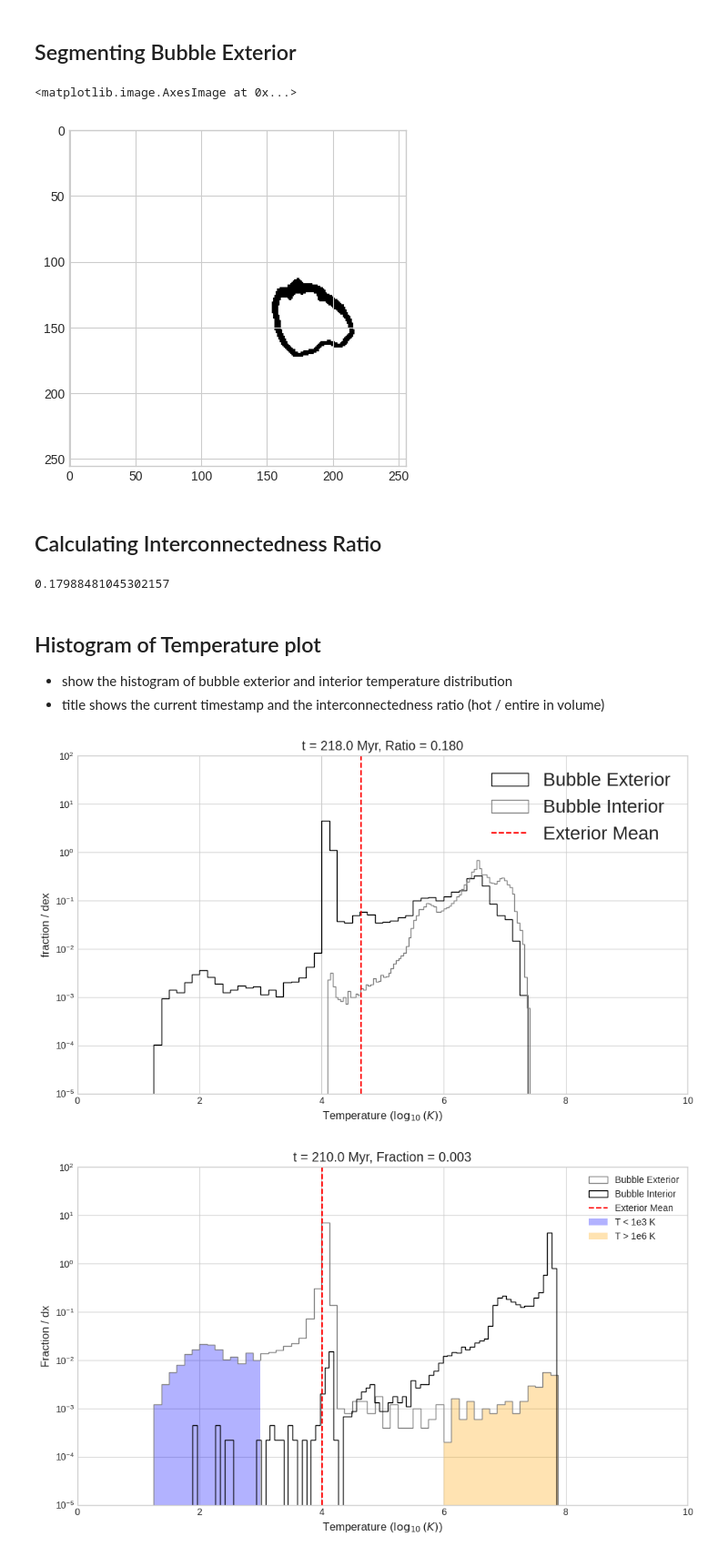
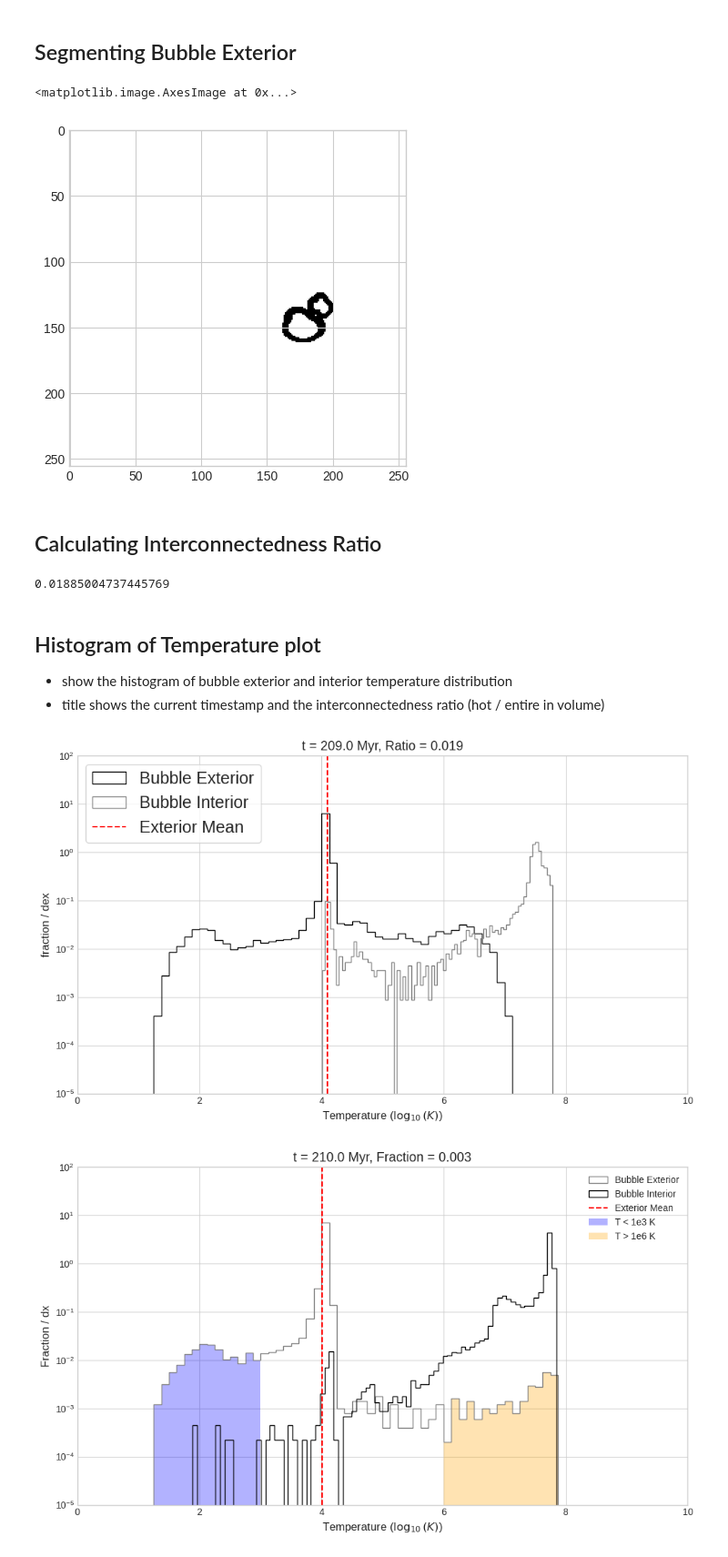
Before and after one commit to Joycelyn-Chen/Astro-UNETR, a Jupyter notebook: graphs/hist-of-temp.ipynb, the cells around one changed output. Shown: that part at 91% size. Cells and saved outputs as stored; diff of their text form; code cells hidden in the pictures.

Commit message:
executed again for new plot with bigger legend font

```diff
--- a/graphs/hist-of-temp.ipynb
+++ b/graphs/hist-of-temp.ipynb
@@ -72,7 +72,7 @@ def timestamp2Myr(timestamp):
 hdf5_root = "/srv/data/stratbox_simulations/stratbox_particle_runs/bx5/smd132/sn34/pe300/4pc_resume/4pc"
 mask_root = '/home/joy0921/Desktop/Dataset/MHD-3DIS/SB_tracks/230'
 output_root = '/home/joy0921/Desktop/Dataset/MHD-3DIS/SB_tracks/230'
-timestamp = '470'
+timestamp = '380'
 # timestamp_mask = '420-with-neck'
 lower_bound = 0
 upper_bound = 256
@@ -126,7 +126,7 @@ plt.imshow(mask_slice)
 # cv.imwrite(save_path, mask_slice)
 # %% [output]
 <matplotlib.image.AxesImage at 0x...>
-[figure, old version]
+[figure, new version]
 # %%
 temp_values = temp_cube[mask_diff == 1]
 temp_values_original = temp_cube[eroded == 1]
@@ -151,7 +151,7 @@ log_temp_interior = np.log10(temp_values_original)
 # %%
 fraction
 # %% [output]
-0.17988481045302157
+0.01885004737445769
 # %% [markdown]
 ## Histogram of Temperature plot
 - show the histogram of bubble exterior and interior temperature distribution
@@ -167,35 +167,35 @@ bins = np.linspace(x_min, x_max, n_bins + 1)
 # Create normalized weights for histogram plotting.
 dx = (x_max - x_min) / n_bins
 bins_per_order = 1.0 / dx  # typically 50 for [0,10] with dx=0.2
 weights_hist = np.ones_like(log_temp) / len(log_temp) * bins_per_order
 weights_hist_interior = np.ones_like(log_temp_interior) / len(log_temp_interior) * bins_per_order
 
 # Plot the step histogram on top.
 ax.hist(log_temp, bins=bins, histtype='step', linestyle='solid',
         weights=weights_hist, label='Bubble Exterior', color='black')
 
 ax.hist(log_temp_interior, bins=n_bins, histtype='step', linestyle='solid',          #dashed
         weights=weights_hist_interior, label='Bubble Interior', color='gray')
 
 # Mark a vertical line at the mean log-temperature.
 ax.axvline(x=log_temp.mean(), color='r', linestyle='--', label='Exterior Mean')
 
 # Set axis labels and title (including the fraction result).
 ax.set_xlabel("Temperature ($\\log_{10}(K)$)", fontsize=12)
 ax.set_ylabel("fraction / dex", fontsize=12)
 ax.set_title(f"t = {timestamp2Myr(int(timestamp))} Myr, Ratio = {fraction:.3f}", fontsize=14)
 
 # Set axis limits and scaling.
 ax.set_xlim(x_min, x_max)
 ax.set_ylim(1e-5, 1e2)
 ax.set_yscale('log')
-ax.legend(fontsize=20)
+# ax.legend(fontsize=20)
 ax.legend(fontsize=18, loc='best', frameon=True, fancybox=True)
 
 plt.tight_layout()
 # plt.show()
 # %% [output]
-[figure, old version]
+[figure, new version]
 # %%
 # Set up histogram parameters.
 plt.style.use('seaborn-v0_8-whitegrid')
```
Also changed, not shown: parts of 1 cell of this notebook.
